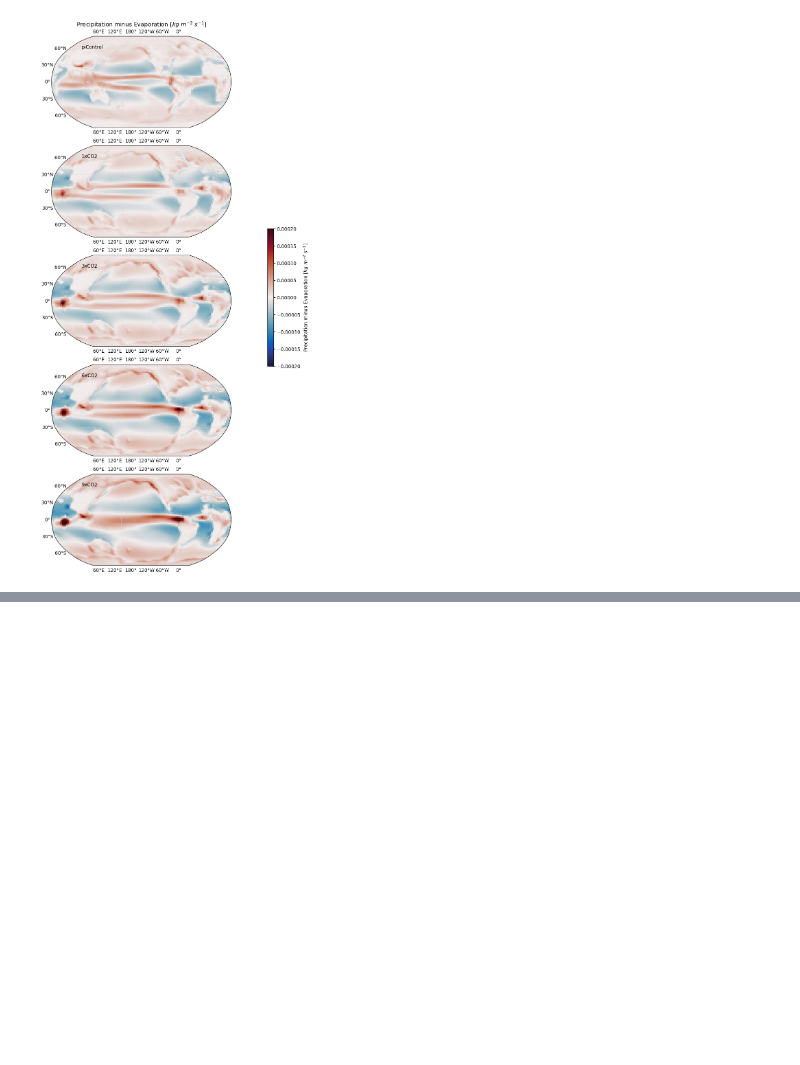
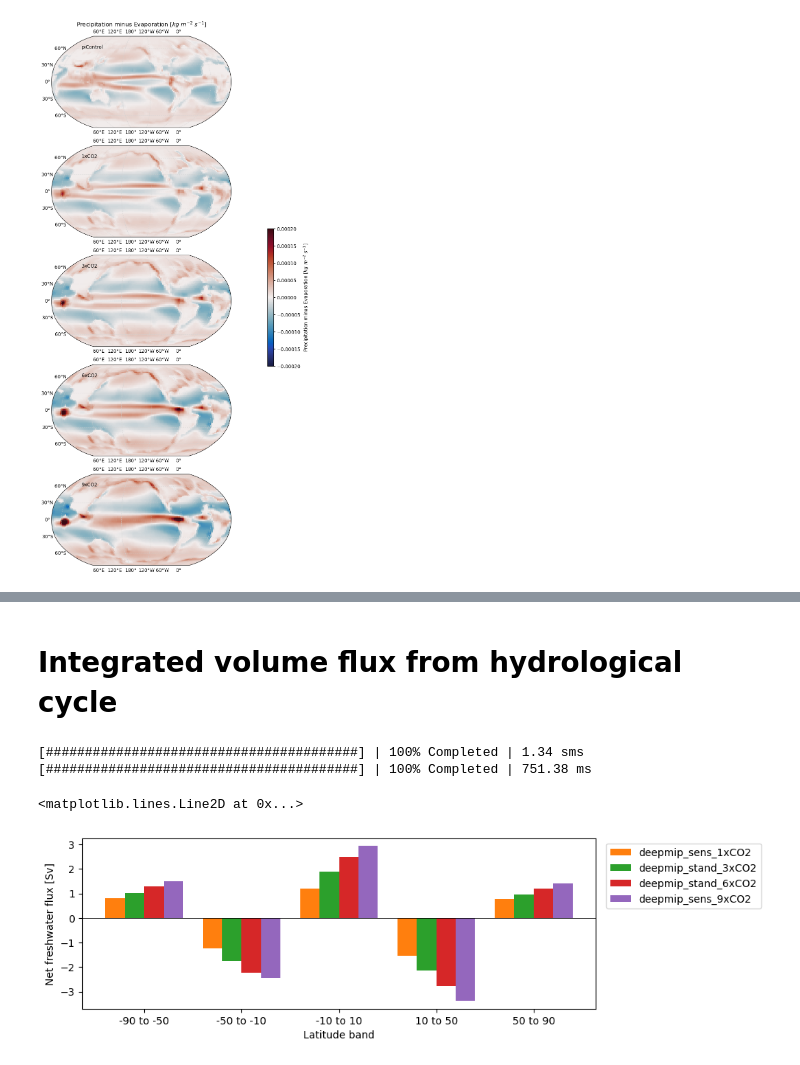
Before and after one commit to gmacgilchrist/oceanheatuptake, a Jupyter notebook: notebooks/dev_EP.ipynb, the cells around one changed output, grey strips where cells are left out. Drawn from its saved outputs; the diff is of its cells as text; code cells hidden in the pictures; blank space fills up the shorter version.

```diff
--- a/notebooks/dev_EP.ipynb
+++ b/notebooks/dev_EP.ipynb
@@ -129,0 +138,46 @@ ax.axhline(0,color='k',linewidth=0.5)
+# %% [markdown]
+# Integrated volume flux from hydrological cycle
+# %%
+experiments = ['deepmip_sens_1xCO2','deepmip_stand_3xCO2','deepmip_stand_6xCO2','deepmip_sens_9xCO2']
+# %%
+yarray = ds['y']*xr.ones_like(ds['x']) # broadcast latitude
+latbounds = np.array([[-90,-50],[-50,-10],[-10,10],[10,50],[50,90]])
+tmp = []
+latstr = []
+for i in range(len(latbounds)):
+    lats = latbounds[i,:]
+    latstr.append(str(lats[0])+' to '+str(lats[1]))
+    cond = (yarray>=lats[0]) & (yarray<lats[1])
+    dsnow = ds.where(cond)
+    gridnow = grid.where(cond)
+    tmp.append(dsnow.weighted(gridnow['area'].fillna(0)).sum(['x','y']))
+dslats = xr.concat(tmp,dim='latbounds').assign_coords({'latbounds':latstr})
+# %%
+with ProgressBar():
+    dslatsanom = (dslats-dslats.sel(experiment='deepmip_sens_1xCO2')).mean('time').compute()
+    dslats = dslats.mean('time').compute()
+# %% [output]
+[########################################] | 100% Completed | 1.34 sms
+[########################################] | 100% Completed | 751.38 ms
+# %%
+width = 0.2
+fig,ax = plt.subplots(figsize = (9,3))
+# colors = [name for name,code in mpl.colors.TABLEAU_COLORS.items()]
+handles_exp = []
+for i,lats in enumerate(dslats['latbounds']):
+    danow = dslats['PmE'].sel(latbounds=lats)
+    for j,experiment in enumerate(experiments):
+        da = danow.sel(experiment=experiment)
+        offset = -width*len(experiments)/2+width*(j+0.5)
+        h = ax.bar(i+offset,da*1e-9,width=width,bottom=0,color=colors[experiment],label=experiment)
+        if i==0:
+            handles_exp.append(h)
+ax.set_xticks(np.arange(len(dslats['latbounds'])))
+ax.set_xticklabels(dslats['latbounds'].values);
+l = ax.legend(handles=handles_exp,loc='upper left',bbox_to_anchor=(1.01,1))
+ax.set_ylabel('Net freshwater flux [Sv]')
+ax.set_xlabel('Latitude band')
+ax.axhline(0,color='k',linewidth=0.5)
+# %% [output]
+<matplotlib.lines.Line2D at 0x...>
+[figure, added]
```
Also changed, not shown: parts of 8 cells of this notebook, 2 other files.
